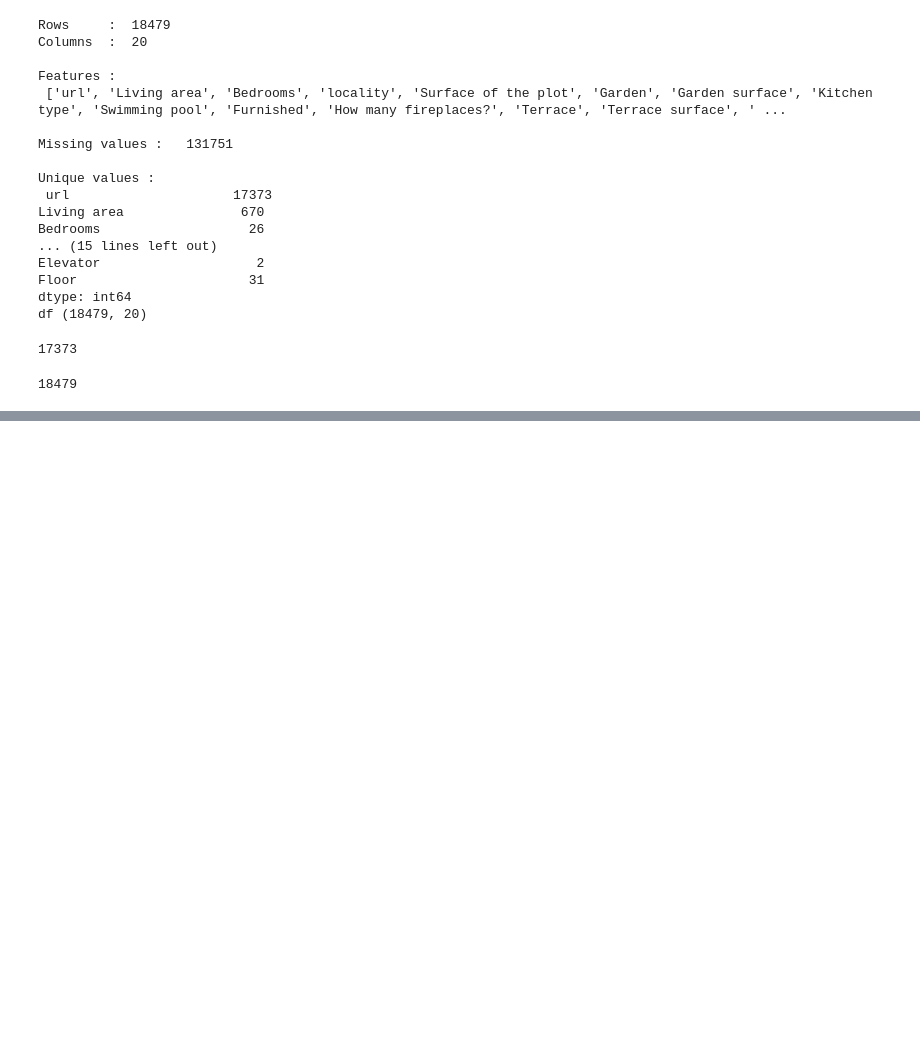
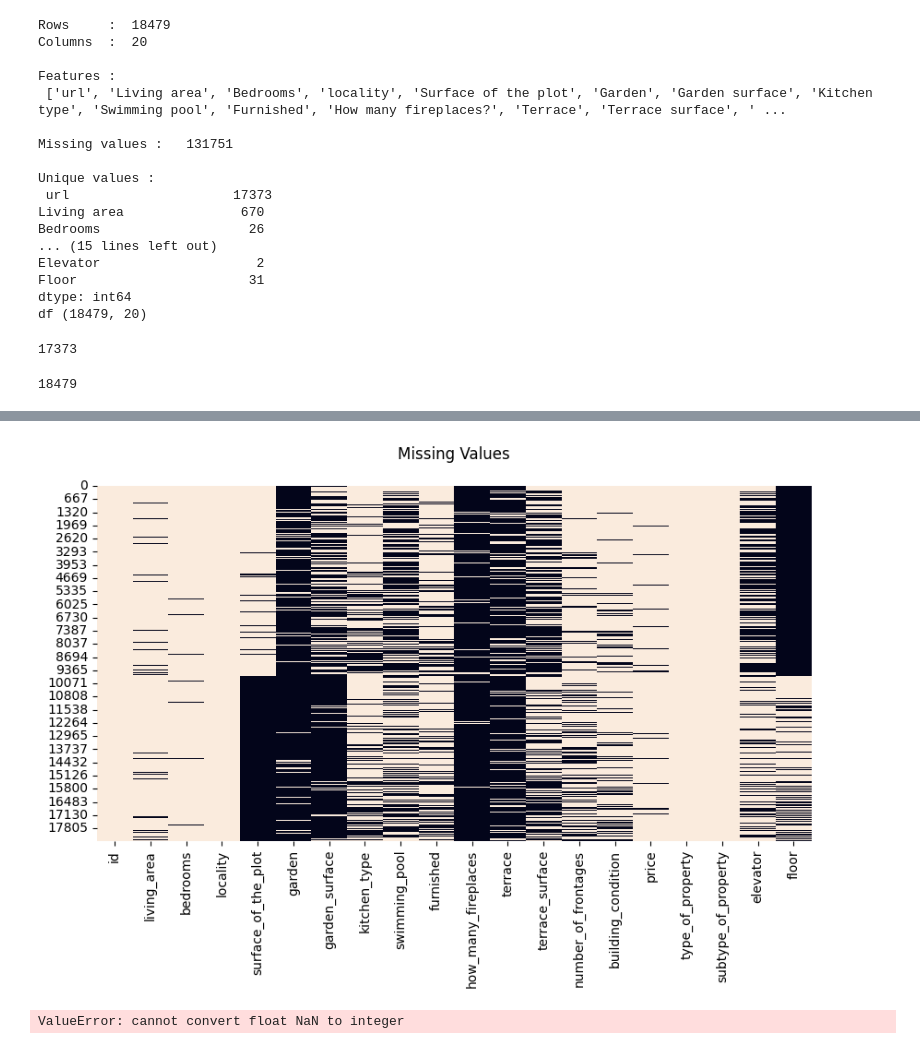
Before and after one commit to OlivierDT/challenge-data-analysis, a Jupyter notebook: 1_data_cleaning/main_data_cleaning.ipynb, the cells around one changed output, grey strips where cells are left out. Saved outputs shown, nothing was run; the diff lists cells and outputs as text; code cells hidden in the pictures; blank space fills up the shorter version.

Commit message:
start data cleaning with price and sqm

```diff
--- a/1_data_cleaning/main_data_cleaning.ipynb
+++ b/1_data_cleaning/main_data_cleaning.ipynb
@@ -97,0 +131,5 @@ df["id"].count()
+# %%
+#Remove duplicates ID
+df = df.drop_duplicates(subset="id")
+df.shape
+info
@@ -97,0 +154,23 @@ df["id"].count()
+# %%
+df = df[['id',
+        'Living area',
+         'Bedrooms',
+         'locality',
+         'Surface of the plot',
+         'Garden',
+         'Garden surface',
+         'Kitchen type',
+         'Swimming pool',
+         'Furnished',
+         'How many fireplaces?',
+         'Terrace',
+         'Terrace surface',
+         'Number of frontages',
+         'Building condition',
+         'Price',
+         'type_of_property',
+         'subtype_of_property',
+         'Elevator',
+         'Floor']]
+
+give_info(df)
@@ -97,0 +199,5 @@ df["id"].count()
+# %%
+df.columns = df.columns.str.replace(' ','_') #proprer call columns
+df.columns= df.columns.str.lower() #lower case columns names
+df.columns= df.columns.str.replace('?','')
+list(df.columns)
@@ -97,0 +225,14 @@ df["id"].count()
+# %%
+plt.figure(figsize=(10, 5))
+plt.title('Missing Values\n')
+sns.heatmap(df.notnull(), cbar=False)
+plt.show()
+#black lines are missing values
+# %% [output]
+[figure, added]
+# %%
+df["living_area_sqm"] = df["living_area"].str.split(" ").str[0]
+df["living_area_sqm"] = df["living_area_sqm"].astype(int)
+df["living_area_sqm"].sort_values()
+# %% [output]
+ValueError: cannot convert float NaN to integer
```
Also changed, not shown: parts of 8 cells of this notebook.
